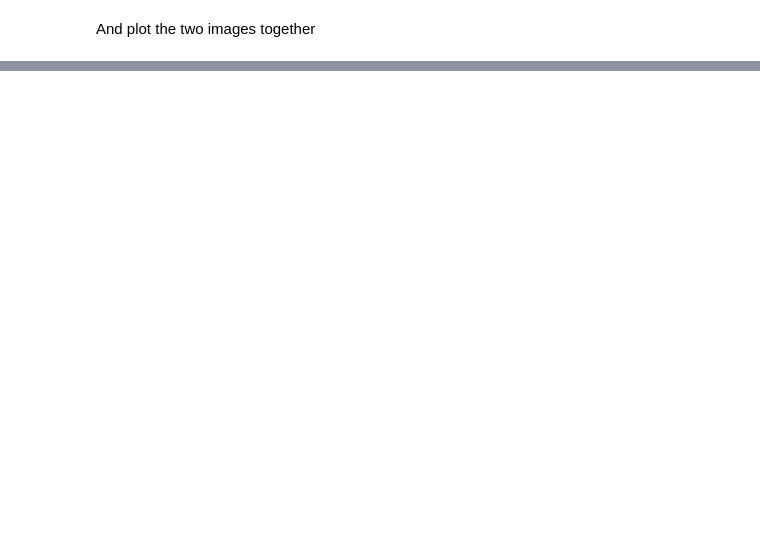
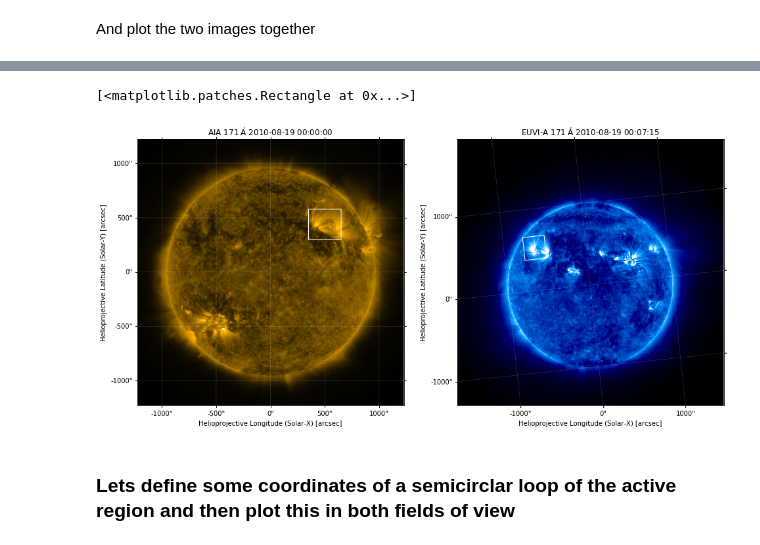
Before and after one commit to sunpy/previous-workshop-notebooks, a Jupyter notebook: 2019_spd/sunpy-1.0-spd2019-coordinates.ipynb, the cells around one changed output, grey strips where cells are left out. Saved outputs shown, nothing was run; the diff lists cells and outputs as text; code cells hidden in the pictures; blank space fills up the shorter version.

```diff
--- a/2019_spd/sunpy-1.0-spd2019-coordinates.ipynb
+++ b/2019_spd/sunpy-1.0-spd2019-coordinates.ipynb
@@ -347,0 +299,31 @@ map_stereo.draw_rectangle(hpc_B[0], w, h,  transform=ax.get_transform('world'),
+# %%
+bl_aia = SkyCoord(350*u.arcsec, 300*u.arcsec, frame = map_aia.coordinate_frame)
+width = 300*u.arcsec
+height = 280*u.arcsec
+corners_aia = ([bl_aia.Tx, bl_aia.Ty],
+               [bl_aia.Tx + width, bl_aia.Ty],
+               [bl_aia.Ty, bl_aia.Ty + height],
+               [bl_aia.Tx + width, bl_aia.Ty + height])
+
+corners_aia = SkyCoord(corners_aia, frame = map_aia.coordinate_frame)
+
+#the coordinates of the corners now in STEREO/EUVI coordinate system
+corners_stereo = corners_aia.transform_to(map_stereo.coordinate_frame)
+# %%
+fig = plt.figure()
+ax = plt.subplot(1,2,1, projection=map_aia)
+map_aia.plot(axes=ax)
+map_aia.draw_rectangle(corners_aia[0],
+                       corners_aia[1].Tx - corners_aia[0].Tx,
+                       corners_aia[2].Ty - corners_aia[0].Ty)
+
+ax2 = plt.subplot(1,2,2, projection=map_stereo)
+map_stereo.plot(axes=ax2)
+map_stereo.draw_rectangle(corners_stereo[0],
+                          corners_stereo[1].Tx - corners_stereo[0].Tx,
+                          corners_stereo[2].Ty - corners_stereo[0].Ty)
+# %% [output]
+[<matplotlib.patches.Rectangle at 0x...>]
+[figure, added]
+# %% [markdown]
+### Lets define some coordinates of a semicirclar loop of the active region and then plot this in both fields of view
```
Also changed, not shown: parts of 24 cells of this notebook, 2 other files.
